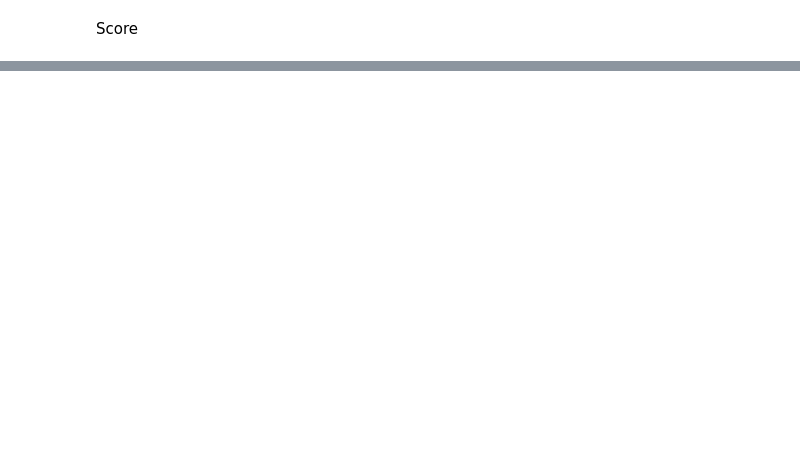
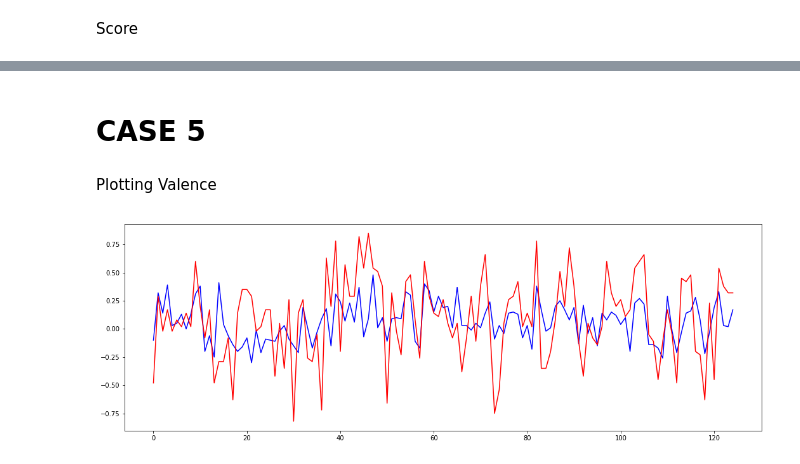
Before and after one commit to TegarSU/AsikYesAjigile, a Jupyter notebook: 08 - TryPlotting.ipynb, the cells around one changed output, grey strips where cells are left out. Saved outputs shown, nothing was run; the diff lists cells and outputs as text; code cells hidden in the pictures; blank space fills up the shorter version.

```diff
--- a/08 - TryPlotting.ipynb
+++ b/08 - TryPlotting.ipynb
@@ -296,0 +324,6 @@ Accuracy        : 60.0
+# %% [markdown]
+# CASE 5
+# %%
+case = 'case5'
+data = pd.read_excel(path_to_predict+case+'.xlsx',header=None)
+a_pred,v_pred,a_true,v_true = get_val(data)
@@ -296,0 +338,6 @@ Accuracy        : 60.0
+# %% [markdown]
+Plotting Valence
+# %%
+plot_model(v_pred,v_true)
+# %% [output]
+[figure, added]
```
Also changed, not shown: parts of 80 cells of this notebook, 4 other files.
